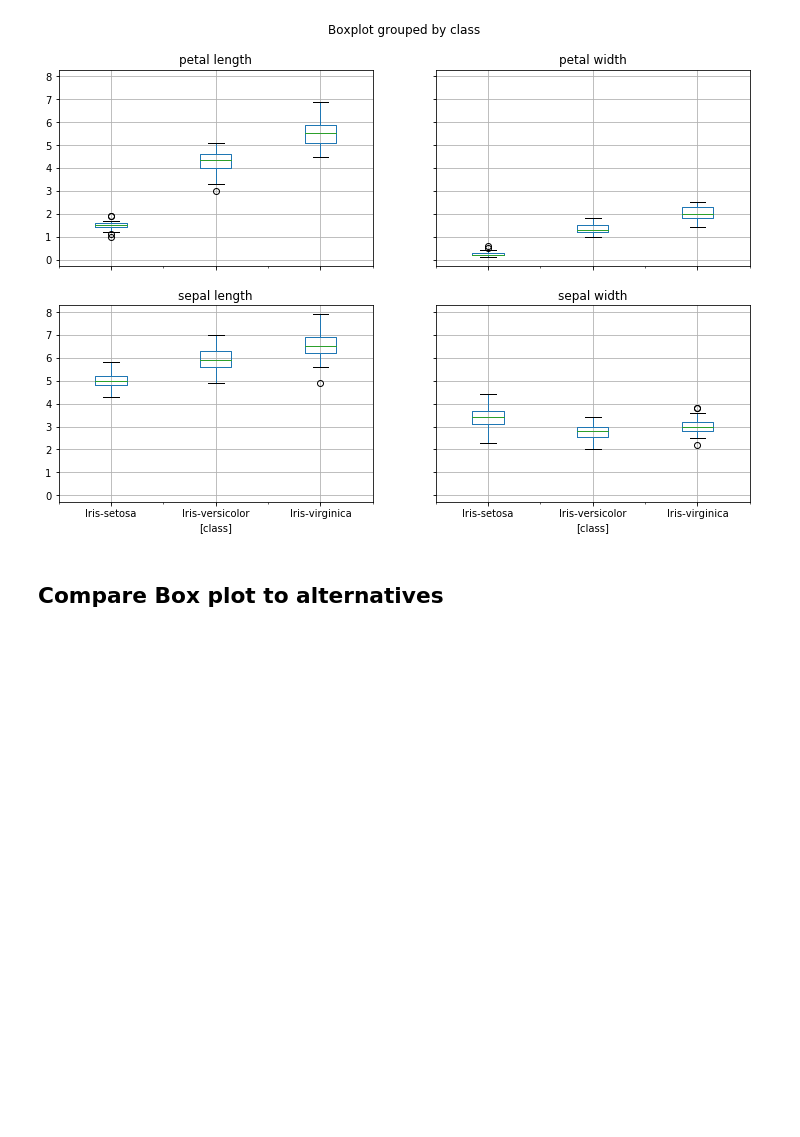
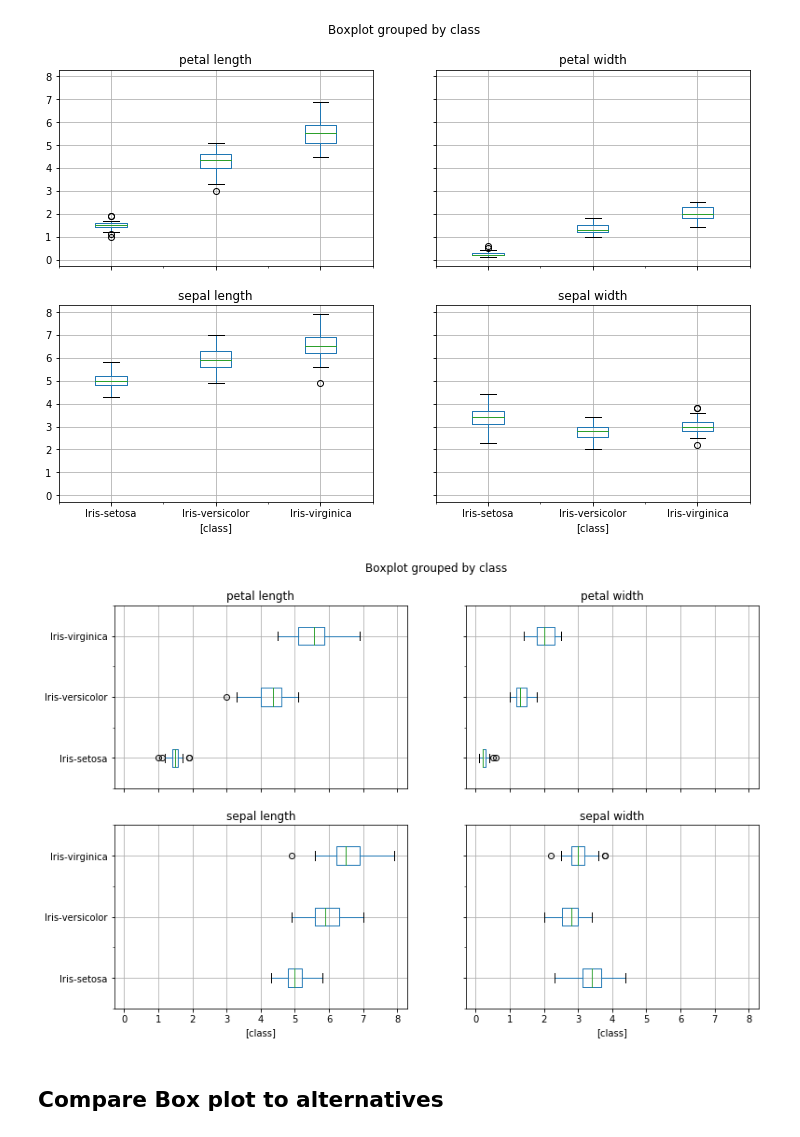
Before and after one commit to davidobrien1/fda-project, a Jupyter notebook: boxplots.ipynb, the cells around one changed output. Cells and saved outputs as stored; diff of their text form; code cells hidden in the pictures; blank space fills up the shorter version.

Commit message:
added some horizontal box plots and line graphs

```diff
--- a/boxplots.ipynb
+++ b/boxplots.ipynb
@@ -98,5 +101,10 @@ dtype: object
 boxplot = df.boxplot(by='class',figsize=(12,8))
 # %% [output]
 [figure]
+# %%
+# create a horizontal box plot comparing each of the variables for the different classes. Adapted from https://stackoverflow.com/questions/18500011/horizontal-box-plots-in-matplotlib-pandas
+boxplot = df.boxplot(by='class',figsize=(12,8),vert=False)
+# %% [output]
+[figure, added]
 # %% [markdown]
 ## Compare Box plot to alternatives
```
Also changed, not shown: parts of 6 cells of this notebook, 1 other file.
